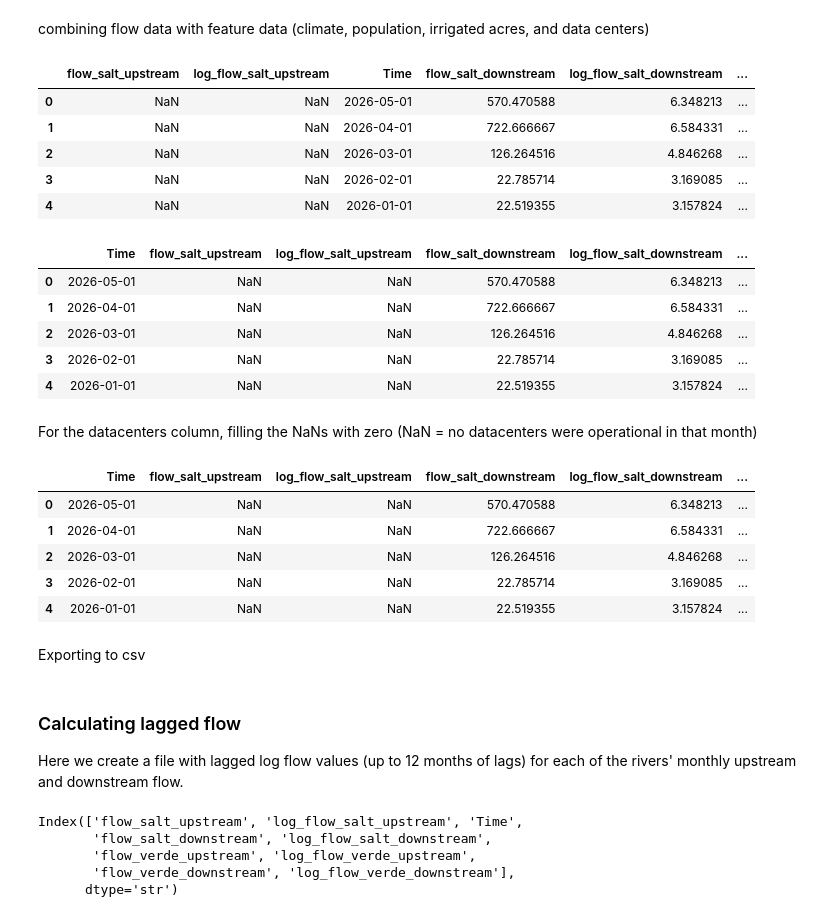
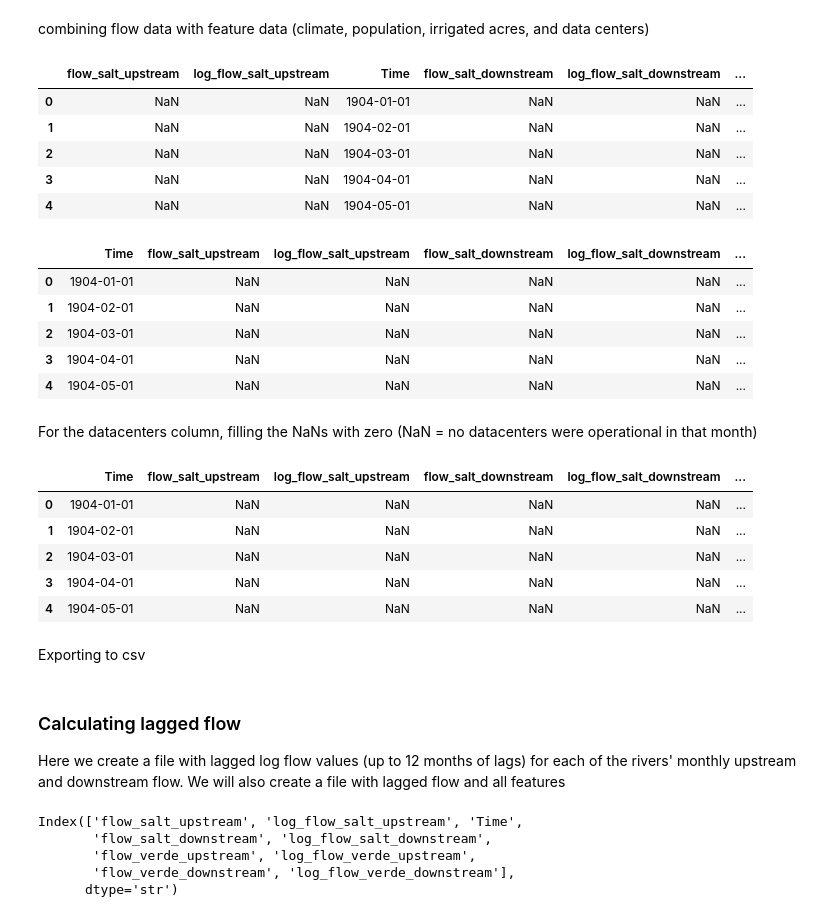
Before and after one commit to Erdos-Projects/summer26-water-use-sustainability, a Jupyter notebook: Code/01_Data_Cleaning.ipynb, the cells around one changed output. Saved outputs shown, nothing was run; the diff lists cells and outputs as text; code cells hidden in the pictures.

```diff
--- a/Code/01_Data_Cleaning.ipynb
+++ b/Code/01_Data_Cleaning.ipynb
@@ -242,0 +247,14 @@ datetime64[us]
+# %%
+#finding the earliest date for which river flow data is available
+first_dates_flow = [monthly_salt_inflow.Time.min(),
+                   monthly_salt_outflow.Time.min(),
+                   monthly_verde_inflow.Time.min(),
+                   monthly_verde_outflow.Time.min()]
+earliest_data_date = min([datetime.strptime(date, "%Y-%m-%d").date() for date in first_date_flow])
+earliest_data_date = pd.Timestamp(earliest_data_date)
+print(earliest_data_date)
+
+#filtering climate data based on earliest data date
+climate_maricopa = climate_maricopa[climate_maricopa.Time>=earliest_data_date]
+climate_watershed = climate_watershed[climate_watershed.Time>=earliest_data_date]
+climate_watershed.head()
@@ -575,33 +601,33 @@ combining flow data with feature data (climate, population, irrigated acres, and
 # %%
 #gathering all tables into an iteratable array
 dfs_2= [
     flow_merged,
     climate_maricopa,
     climate_watershed,
     population_monthly,
     farmland_monthly,
     datacenters_monthly]
 
 # Standardizing all time representations to a uniform string format (YYYY-MM-DD)
 for df in dfs_2:
     df["Time"] = pd.to_datetime(df["Time"]).dt.strftime("%Y-%m-%d")
 
 
 #merging all tables together using an Outer Join
 all_merged = reduce(
     lambda left, right: pd.merge(left, right, on="Time", how="outer"), dfs_2
 )
 
 #Sorting chronologically from past to present
-all_merged = all_merged.sort_values("Time", ascending=False).reset_index(drop=True)
+all_merged = all_merged.sort_values("Time").reset_index(drop=True)
 all_merged.head()
 # %% [output]
 |  | flow_salt_upstream | log_flow_salt_upstream | Time | flow_salt_downstream | log_flow_salt_downstream | ... |
-| 0 | NaN | NaN | 2026-05-01 | 570.470588 | 6.348213 | ... |
-| 1 | NaN | NaN | 2026-04-01 | 722.666667 | 6.584331 | ... |
-| 2 | NaN | NaN | 2026-03-01 | 126.264516 | 4.846268 | ... |
-| 3 | NaN | NaN | 2026-02-01 | 22.785714 | 3.169085 | ... |
-| 4 | NaN | NaN | 2026-01-01 | 22.519355 | 3.157824 | ... |
+| 0 | NaN | NaN | 1904-01-01 | NaN | NaN | ... |
+| 1 | NaN | NaN | 1904-02-01 | NaN | NaN | ... |
+| 2 | NaN | NaN | 1904-03-01 | NaN | NaN | ... |
+| 3 | NaN | NaN | 1904-04-01 | NaN | NaN | ... |
+| 4 | NaN | NaN | 1904-05-01 | NaN | NaN | ... |
 # %%
 #rearranging columns so that time is the first column
 time = all_merged.pop("Time")
@@ -609,11 +635,11 @@ all_merged.insert(0, "Time", time)
 all_merged.head()
 # %% [output]
 |  | Time | flow_salt_upstream | log_flow_salt_upstream | flow_salt_downstream | log_flow_salt_downstream | ... |
-| 0 | 2026-05-01 | NaN | NaN | 570.470588 | 6.348213 | ... |
-| 1 | 2026-04-01 | NaN | NaN | 722.666667 | 6.584331 | ... |
-| 2 | 2026-03-01 | NaN | NaN | 126.264516 | 4.846268 | ... |
-| 3 | 2026-02-01 | NaN | NaN | 22.785714 | 3.169085 | ... |
-| 4 | 2026-01-01 | NaN | NaN | 22.519355 | 3.157824 | ... |
+| 0 | 1904-01-01 | NaN | NaN | NaN | NaN | ... |
+| 1 | 1904-02-01 | NaN | NaN | NaN | NaN | ... |
+| 2 | 1904-03-01 | NaN | NaN | NaN | NaN | ... |
+| 3 | 1904-04-01 | NaN | NaN | NaN | NaN | ... |
+| 4 | 1904-05-01 | NaN | NaN | NaN | NaN | ... |
 # %% [markdown]
 For the datacenters column, filling the NaNs with zero (NaN = no datacenters were operational in that month)
 # %%
@@ -622,11 +648,11 @@ all_merged.loc[all_merged.datacenters_TotalNum.isna(), ["datacenters_TotalNum"]]
 all_merged.head()
 # %% [output]
 |  | Time | flow_salt_upstream | log_flow_salt_upstream | flow_salt_downstream | log_flow_salt_downstream | ... |
-| 0 | 2026-05-01 | NaN | NaN | 570.470588 | 6.348213 | ... |
-| 1 | 2026-04-01 | NaN | NaN | 722.666667 | 6.584331 | ... |
-| 2 | 2026-03-01 | NaN | NaN | 126.264516 | 4.846268 | ... |
-| 3 | 2026-02-01 | NaN | NaN | 22.785714 | 3.169085 | ... |
-| 4 | 2026-01-01 | NaN | NaN | 22.519355 | 3.157824 | ... |
+| 0 | 1904-01-01 | NaN | NaN | NaN | NaN | ... |
+| 1 | 1904-02-01 | NaN | NaN | NaN | NaN | ... |
+| 2 | 1904-03-01 | NaN | NaN | NaN | NaN | ... |
+| 3 | 1904-04-01 | NaN | NaN | NaN | NaN | ... |
+| 4 | 1904-05-01 | NaN | NaN | NaN | NaN | ... |
 # %% [markdown]
 Exporting to csv
 # %%
@@ -634,5 +660,5 @@ all_merged.to_csv("../Data/FormattedData/MonthlyFlow_and_AllFeatures.csv", index
 # %% [markdown]
 ### Calculating lagged flow
 
-Here we create a file with lagged log flow values (up to 12 months of lags) for each of the rivers' monthly upstream and downstream flow.
+Here we create a file with lagged log flow values (up to 12 months of lags) for each of the rivers' monthly upstream and downstream flow. We will also create a file with lagged flow and all features
 # %%
```
Also changed, not shown: parts of 11 cells of this notebook, 3 other files.
